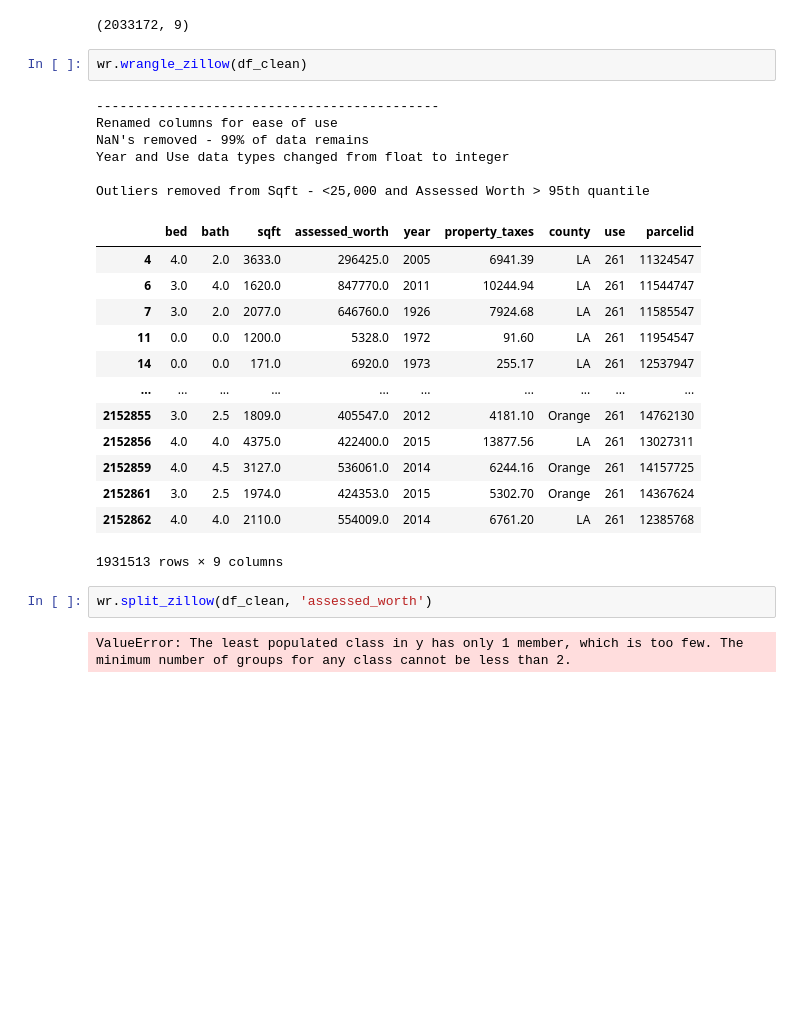
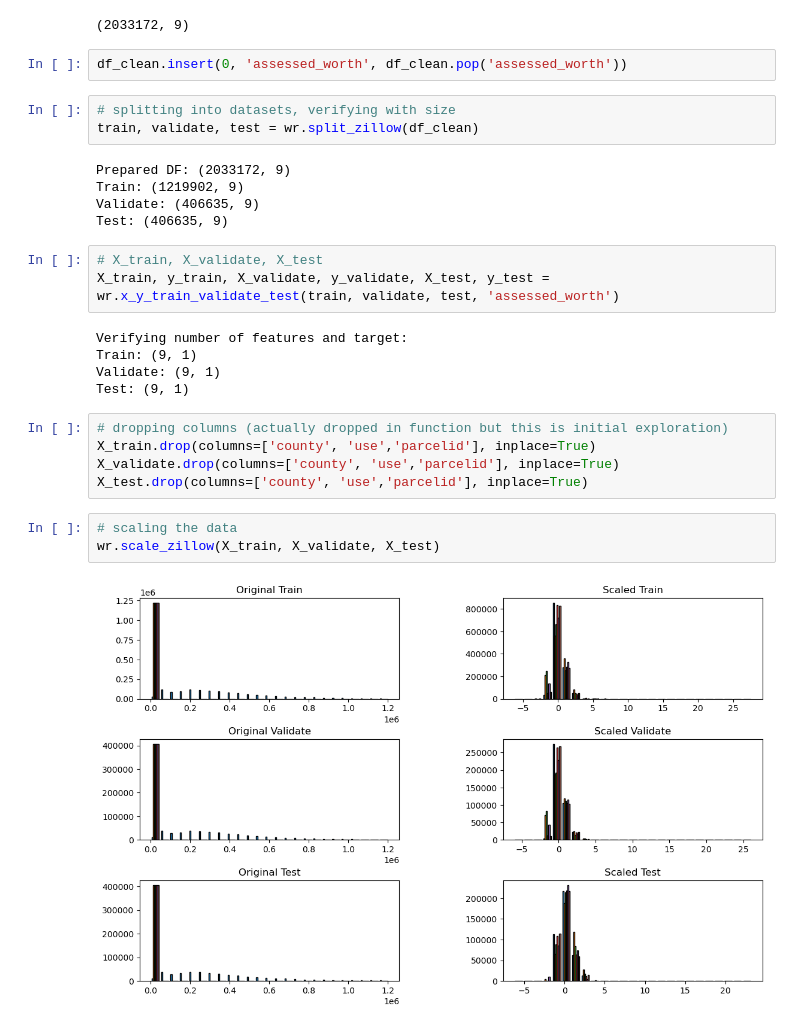
Before and after one commit to lewisalexia/regression-exercises, a Jupyter notebook: wrangle.ipynb, the cells around one changed output. Saved outputs shown, nothing was run; the diff lists cells and outputs as text; blank space fills up the shorter version.

```diff
--- a/wrangle.ipynb
+++ b/wrangle.ipynb
@@ -727,29 +673,31 @@ df_clean = df_clean [df_clean.assessed_worth < df_clean.assessed_worth.quantile(
 df_clean.shape
 # %% [output]
 (2033172, 9)
-# %%
-wr.wrangle_zillow(df_clean)
-# %% [output]
---------------------------------------------
-Renamed columns for ease of use
-NaN's removed - 99% of data remains
-Year and Use data types changed from float to integer
-
-Outliers removed from Sqft - <25,000 and Assessed Worth > 95th quantile
-|  | bed | bath | sqft | assessed_worth | year | property_taxes | county | use | parcelid |
-| 4 | 4.0 | 2.0 | 3633.0 | 296425.0 | 2005 | 6941.39 | LA | 261 | 11324547 |
-| 6 | 3.0 | 4.0 | 1620.0 | 847770.0 | 2011 | 10244.94 | LA | 261 | 11544747 |
-| 7 | 3.0 | 2.0 | 2077.0 | 646760.0 | 1926 | 7924.68 | LA | 261 | 11585547 |
-| 11 | 0.0 | 0.0 | 1200.0 | 5328.0 | 1972 | 91.60 | LA | 261 | 11954547 |
-| 14 | 0.0 | 0.0 | 171.0 | 6920.0 | 1973 | 255.17 | LA | 261 | 12537947 |
-| ... | ... | ... | ... | ... | ... | ... | ... | ... | ... |
-| 2152855 | 3.0 | 2.5 | 1809.0 | 405547.0 | 2012 | 4181.10 | Orange | 261 | 14762130 |
-| 2152856 | 4.0 | 4.0 | 4375.0 | 422400.0 | 2015 | 13877.56 | LA | 261 | 13027311 |
-| 2152859 | 4.0 | 4.5 | 3127.0 | 536061.0 | 2014 | 6244.16 | Orange | 261 | 14157725 |
-| 2152861 | 3.0 | 2.5 | 1974.0 | 424353.0 | 2015 | 5302.70 | Orange | 261 | 14367624 |
-| 2152862 | 4.0 | 4.0 | 2110.0 | 554009.0 | 2014 | 6761.20 | LA | 261 | 12385768 |
-1931513 rows × 9 columns
+# %%
+df_clean.insert(0, 'assessed_worth', df_clean.pop('assessed_worth'))
 # %%
-wr.split_zillow(df_clean, 'assessed_worth')
+# splitting into datasets, verifying with size
+train, validate, test = wr.split_zillow(df_clean)
 # %% [output]
-ValueError: The least populated class in y has only 1 member, which is too few. The minimum number of groups for any class cannot be less than 2.
+Prepared DF: (2033172, 9)
+Train: (1219902, 9)
+Validate: (406635, 9)
+Test: (406635, 9)
+# %%
+# X_train, X_validate, X_test
+X_train, y_train, X_validate, y_validate, X_test, y_test = wr.x_y_train_validate_test(train, validate, test, 'assessed_worth')
+# %% [output]
+Verifying number of features and target:
+Train: (9, 1)
+Validate: (9, 1)
+Test: (9, 1)
+# %%
+# dropping columns (actually dropped in function but this is initial exploration)
+X_train.drop(columns=['county', 'use','parcelid'], inplace=True)
+X_validate.drop(columns=['county', 'use','parcelid'], inplace=True)
+X_test.drop(columns=['county', 'use','parcelid'], inplace=True)
+# %%
+# scaling the data
+wr.scale_zillow(X_train, X_validate, X_test)
+# %% [output]
+[figure, added]
```
Also changed, not shown: parts of 22 cells of this notebook, 1 other file.
